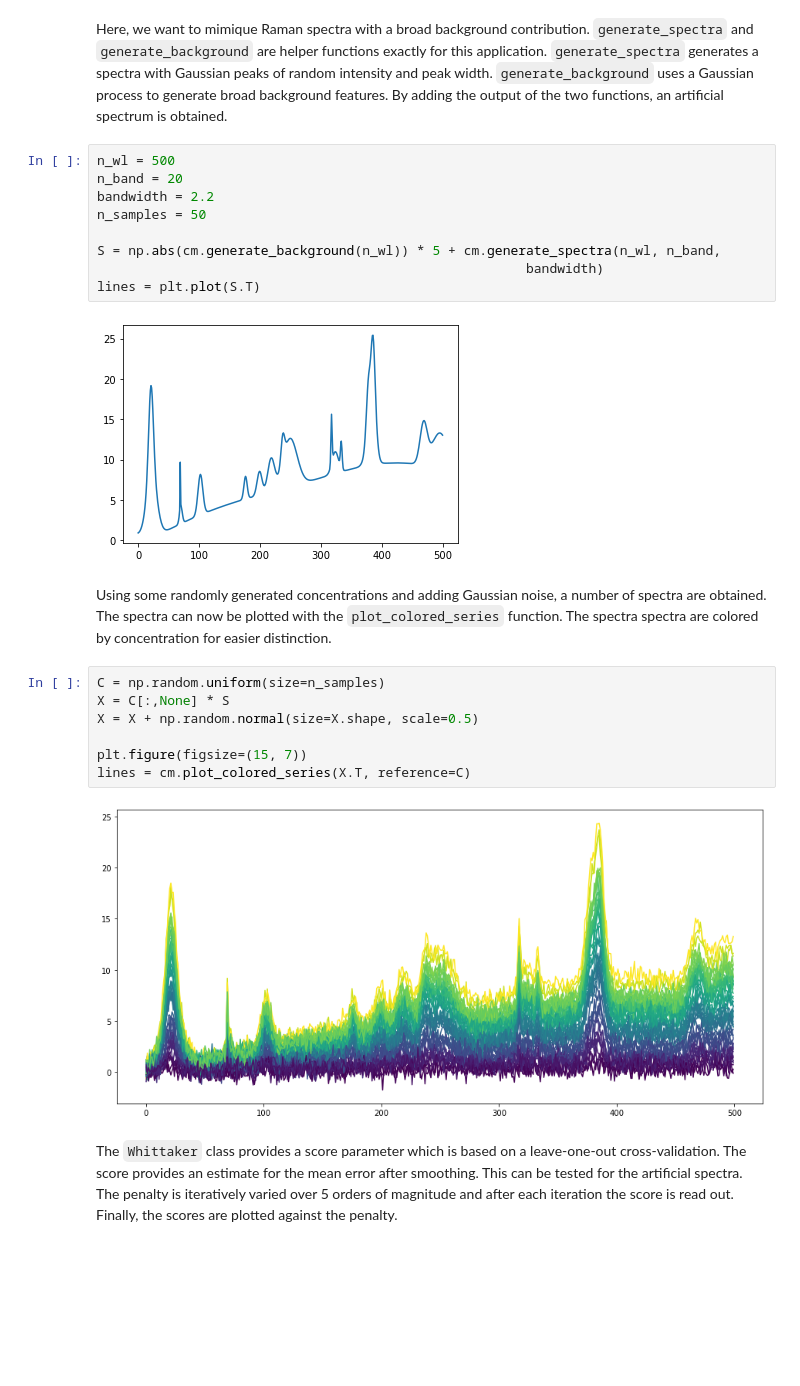
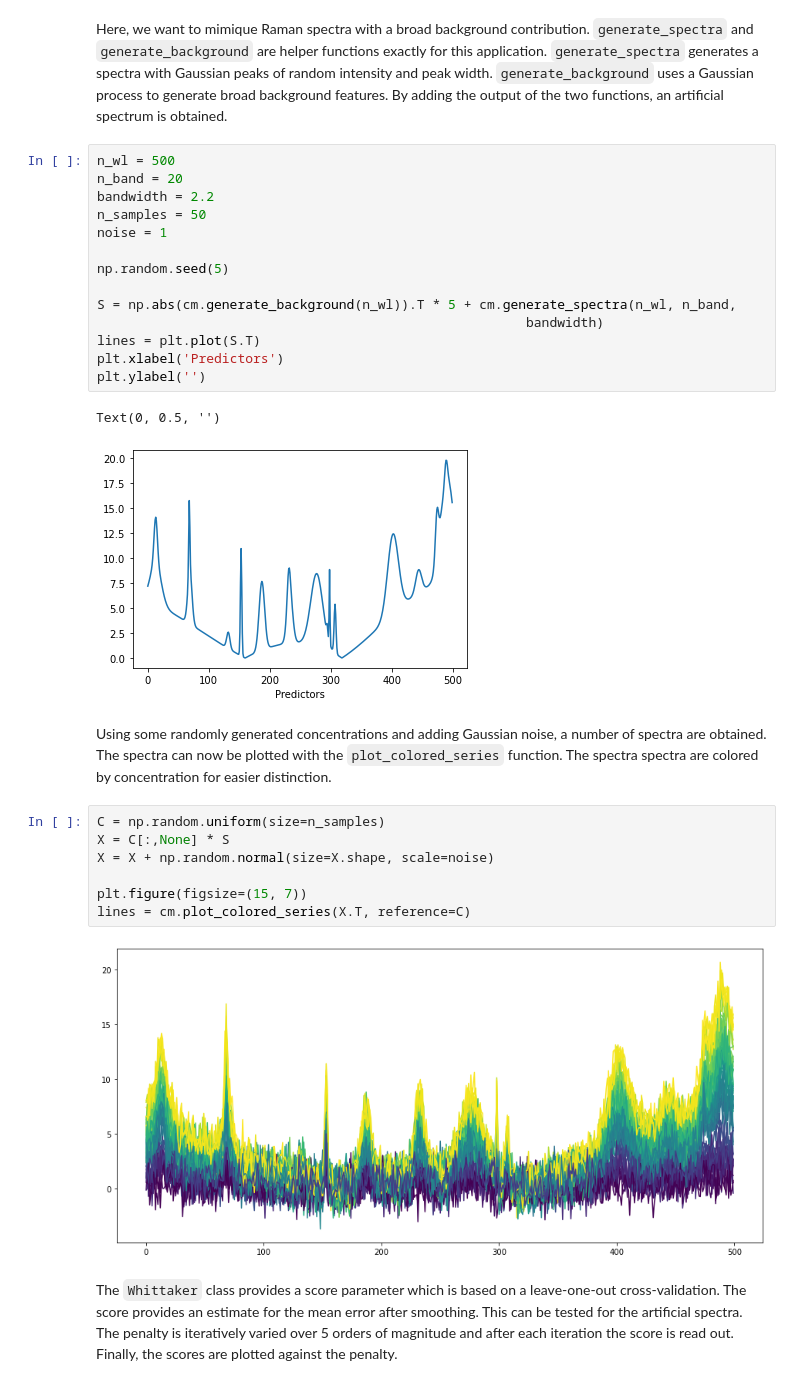
Before and after one commit to maruedt/chemometrics, a Jupyter notebook: examples/whittaker.ipynb, the cells around one changed output. Cells and saved outputs as stored; diff of their text form; blank space fills up the shorter version.

```diff
--- a/examples/whittaker.ipynb
+++ b/examples/whittaker.ipynb
@@ -20,23 +20,29 @@ n_wl = 500
 n_band = 20
 bandwidth = 2.2
 n_samples = 50
+noise = 1
 
-S = np.abs(cm.generate_background(n_wl)) * 5 + cm.generate_spectra(n_wl, n_band,
+np.random.seed(5)
+
+S = np.abs(cm.generate_background(n_wl)).T * 5 + cm.generate_spectra(n_wl, n_band,
                                                        bandwidth)
 lines = plt.plot(S.T)
+plt.xlabel('Predictors')
+plt.ylabel('')
 # %% [output]
+Text(0, 0.5, '')
-[figure, old version]
+[figure, new version]
 # %% [markdown]
 Using some randomly generated concentrations and adding Gaussian noise, a number of spectra are obtained. The spectra can now be plotted with the `plot_colored_series` function. The spectra spectra are colored by concentration for easier distinction.
 # %%
 C = np.random.uniform(size=n_samples)
 X = C[:,None] * S
-X = X + np.random.normal(size=X.shape, scale=0.5)
+X = X + np.random.normal(size=X.shape, scale=noise)
 
 plt.figure(figsize=(15, 7))
 lines = cm.plot_colored_series(X.T, reference=C)
 # %% [output]
-[figure, old version]
+[figure, new version]
 # %% [markdown]
 The `Whittaker` class provides a score parameter which is based on a leave-one-out cross-validation. The score provides an estimate for the mean error after smoothing. This can be tested for the artificial spectra. The penalty is iteratively varied over 5 orders of magnitude and after each iteration the score is read out. Finally, the scores are plotted against the penalty.
 # %%
```
Also changed, not shown: parts of 8 cells of this notebook.
